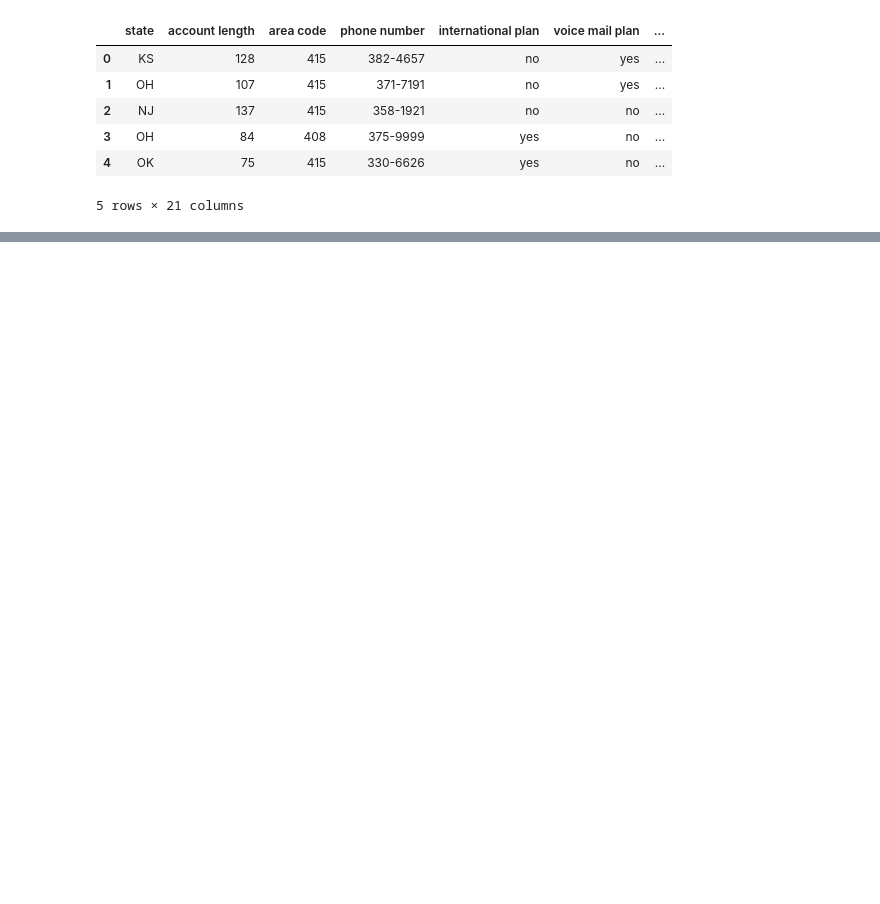
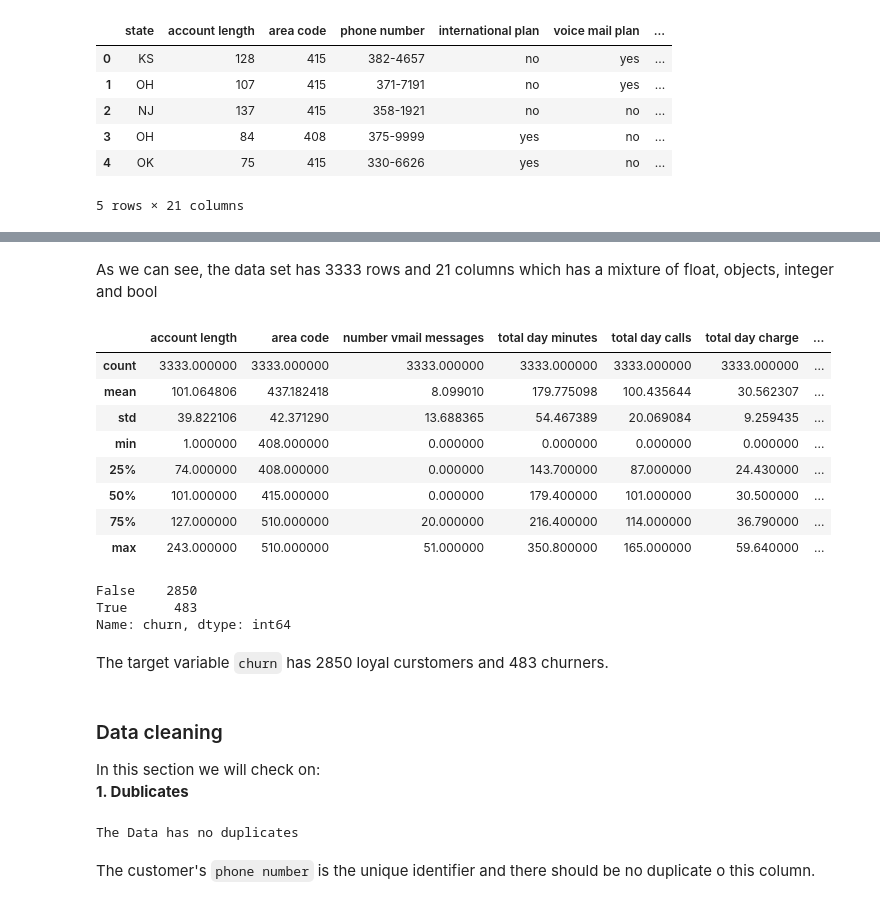
Before and after one commit to Leon380/Phase3_Project, a Jupyter notebook: notebook.ipynb, the cells around one changed output, grey strips where cells are left out. Cells and saved outputs as stored; diff of their text form; code cells hidden in the pictures; blank space fills up the shorter version.

Commit message:
data cleaning on going

```diff
--- a/notebook.ipynb
+++ b/notebook.ipynb
@@ -1,6 +52,7 @@
 # %%
+# importing data using pandas
 import pandas as pd
-df = pd.read_csv('bigml.csv')
+df = pd.read_csv('syriatel.csv')
 df.head()
 # %% [output]
 |  | state | account length | area code | phone number | international plan | voice mail plan | ... |
@@ -22,0 +111,56 @@ Name: churn, dtype: int64
+# %% [markdown]
+As we can see, the data set has 3333 rows and 21 columns which has a mixture of float, objects, integer and bool
+# %%
+# df discriptive summary
+df.describe()
+# %% [output]
+|  | account length | area code | number vmail messages | total day minutes | total day calls | total day charge | ... |
+| count | 3333.000000 | 3333.000000 | 3333.000000 | 3333.000000 | 3333.000000 | 3333.000000 | ... |
+| mean | 101.064806 | 437.182418 | 8.099010 | 179.775098 | 100.435644 | 30.562307 | ... |
+| std | 39.822106 | 42.371290 | 13.688365 | 54.467389 | 20.069084 | 9.259435 | ... |
+| min | 1.000000 | 408.000000 | 0.000000 | 0.000000 | 0.000000 | 0.000000 | ... |
+| 25% | 74.000000 | 408.000000 | 0.000000 | 143.700000 | 87.000000 | 24.430000 | ... |
+| 50% | 101.000000 | 415.000000 | 0.000000 | 179.400000 | 101.000000 | 30.500000 | ... |
+| 75% | 127.000000 | 510.000000 | 20.000000 | 216.400000 | 114.000000 | 36.790000 | ... |
+| max | 243.000000 | 510.000000 | 51.000000 | 350.800000 | 165.000000 | 59.640000 | ... |
+# %%
+# Checking the value count of the target variable
+df.churn.value_counts()
+# %% [output]
+False    2850
+True      483
+Name: churn, dtype: int64
+# %% [markdown]
+The target variable `churn` has 2850 loyal curstomers and 483 churners.
+# %% [markdown]
+### Data cleaning
+
+In this section we will check on:<br>
+**1. Dublicates**
+# %%
+# Function for checking duplicates
+# Duplicated entries
+def identify_duplicates(df):
+    """Simple function to identify any duplicates"""
+    # identify the duplicates (dataframename.duplicated() , can add .sum() to get total count)
+    # empty list to store Bool results from duplicated
+    duplicates = []
+    for i in df.duplicated():
+        duplicates.append(i)
+    # identify if there is any duplicates. (If there is any we expect a True value in the list duplicates)
+    duplicates_set = set(duplicates)
+    if (len(duplicates_set) == 1):
+        print("The Data has no duplicates")
+    else:
+        no_true = 0
+        for val in duplicates:
+            if (val == True):
+                no_true += 1
+        # percentage of the data represented by duplicates
+        duplicates_percentage = np.round(((no_true / len(df)) * 100), 3)
+        print(f"The Data has {no_true} duplicated rows.\nThis constitutes {duplicates_percentage}% of the data set.")
+identify_duplicates(df)
+# %% [output]
+The Data has no duplicates
+# %% [markdown]
+The customer's `phone number` is the unique identifier and there should be no duplicate o this column.
```
Also changed, not shown: parts of 11 cells of this notebook, 1 other file.
